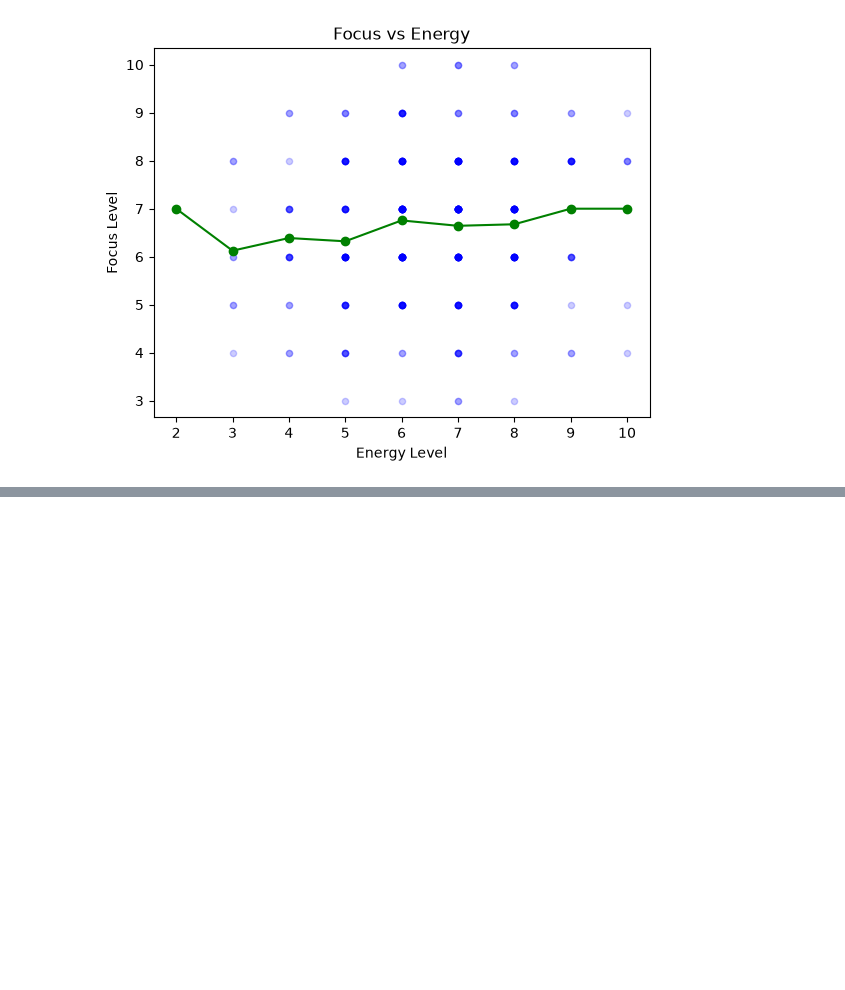
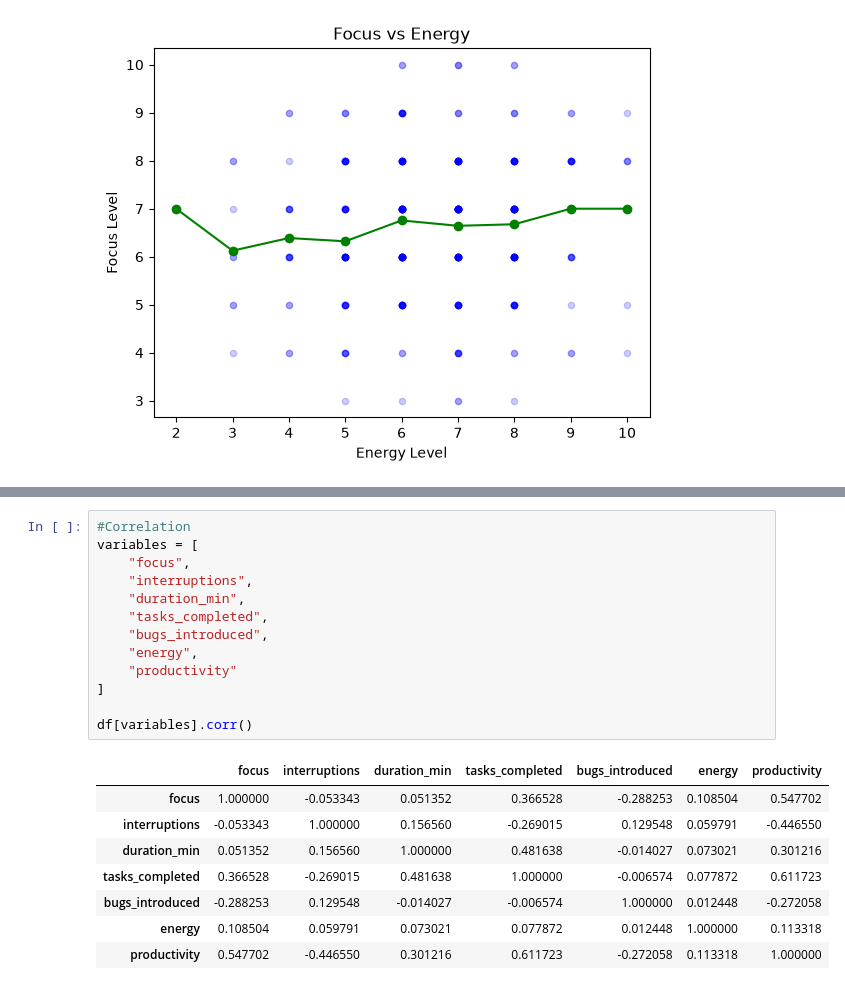
Before and after one commit to Amizaa/Developer-Productivity-Analytics, a Jupyter notebook: stat-project.ipynb, the cells around one changed output, grey strips where cells are left out. Cells and saved outputs as stored; diff of their text form; blank space fills up the shorter version.

```diff
--- a/stat-project.ipynb
+++ b/stat-project.ipynb
@@ -371,0 +477,22 @@ One thing that I thought might affect energy and focus level of developers was t
+# %%
+#Correlation
+variables = [
+    "focus",
+    "interruptions",
+    "duration_min",
+    "tasks_completed",
+    "bugs_introduced",
+    "energy",
+    "productivity"
+]
+
+df[variables].corr()
+# %% [output]
+|  | focus | interruptions | duration_min | tasks_completed | bugs_introduced | energy | productivity |
+| focus | 1.000000 | -0.053343 | 0.051352 | 0.366528 | -0.288253 | 0.108504 | 0.547702 |
+| interruptions | -0.053343 | 1.000000 | 0.156560 | -0.269015 | 0.129548 | 0.059791 | -0.446550 |
+| duration_min | 0.051352 | 0.156560 | 1.000000 | 0.481638 | -0.014027 | 0.073021 | 0.301216 |
+| tasks_completed | 0.366528 | -0.269015 | 0.481638 | 1.000000 | -0.006574 | 0.077872 | 0.611723 |
+| bugs_introduced | -0.288253 | 0.129548 | -0.014027 | -0.006574 | 1.000000 | 0.012448 | -0.272058 |
+| energy | 0.108504 | 0.059791 | 0.073021 | 0.077872 | 0.012448 | 1.000000 | 0.113318 |
+| productivity | 0.547702 | -0.446550 | 0.301216 | 0.611723 | -0.272058 | 0.113318 | 1.000000 |
```
Also changed, not shown: parts of 22 cells of this notebook.
